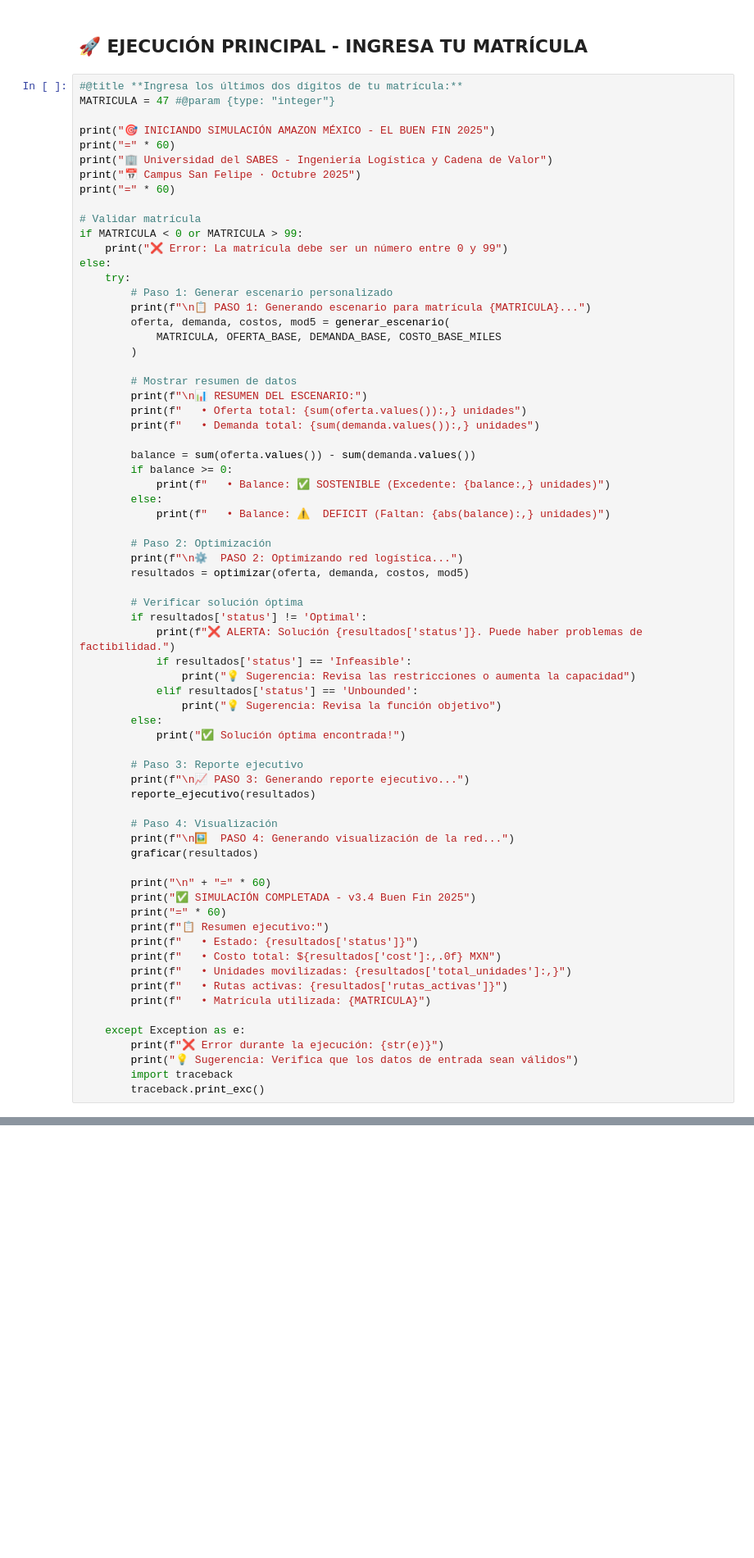
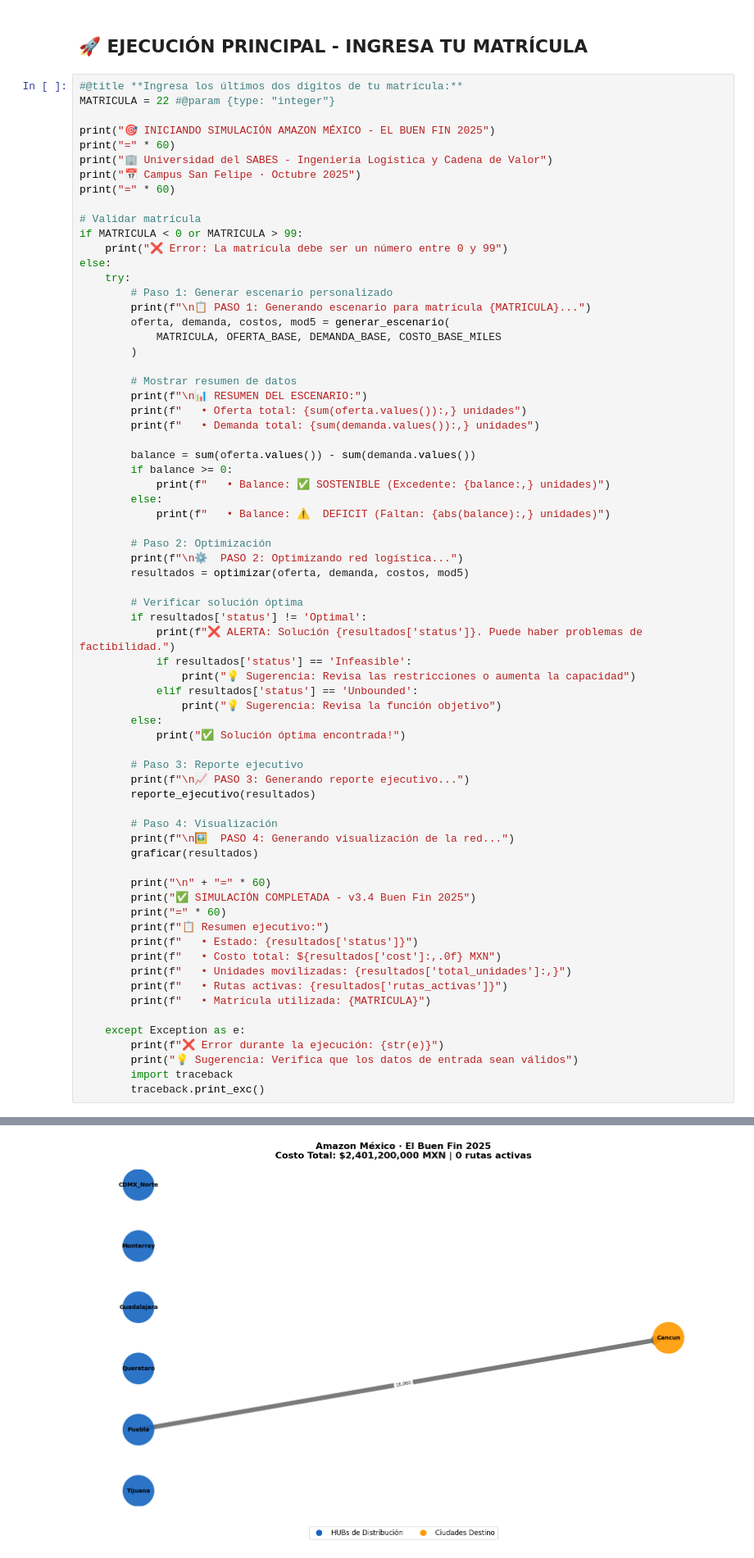
Before and after one commit to fnjimenez/Curso_Logistica_CV, a Jupyter notebook: Amazon_Logistics_SABES_SanFelipe_v3.4_BuenFin2025.ipynb, the cells around one changed output, grey strips where cells are left out. Shown: that part at 82% size. Drawn from its saved outputs; the diff is of its cells as text; blank space fills up the shorter version.

```diff
--- a/Amazon_Logistics_SABES_SanFelipe_v3.4_BuenFin2025.ipynb
+++ b/Amazon_Logistics_SABES_SanFelipe_v3.4_BuenFin2025.ipynb
@@ -377,7 +410,7 @@ print("✅ Generador de reportes listo")
 ## 🚀 EJECUCIÓN PRINCIPAL - INGRESA TU MATRÍCULA
 # %%
 #@title **Ingresa los últimos dos dígitos de tu matrícula:**
-MATRICULA = 47 #@param {type: "integer"}
+MATRICULA = 22 #@param {type: "integer"}
 
 print("🎯 INICIANDO SIMULACIÓN AMAZON MÉXICO - EL BUEN FIN 2025")
 print("=" * 60)
@@ -444,3 +477,4 @@ else:
         print("💡 Sugerencia: Verifica que los datos de entrada sean válidos")
         import traceback
         traceback.print_exc()
+# %% [output]
@@ -446,0 +498 @@ else:
+[figure, added]
```
Also changed, not shown: parts of 9 cells of this notebook.
